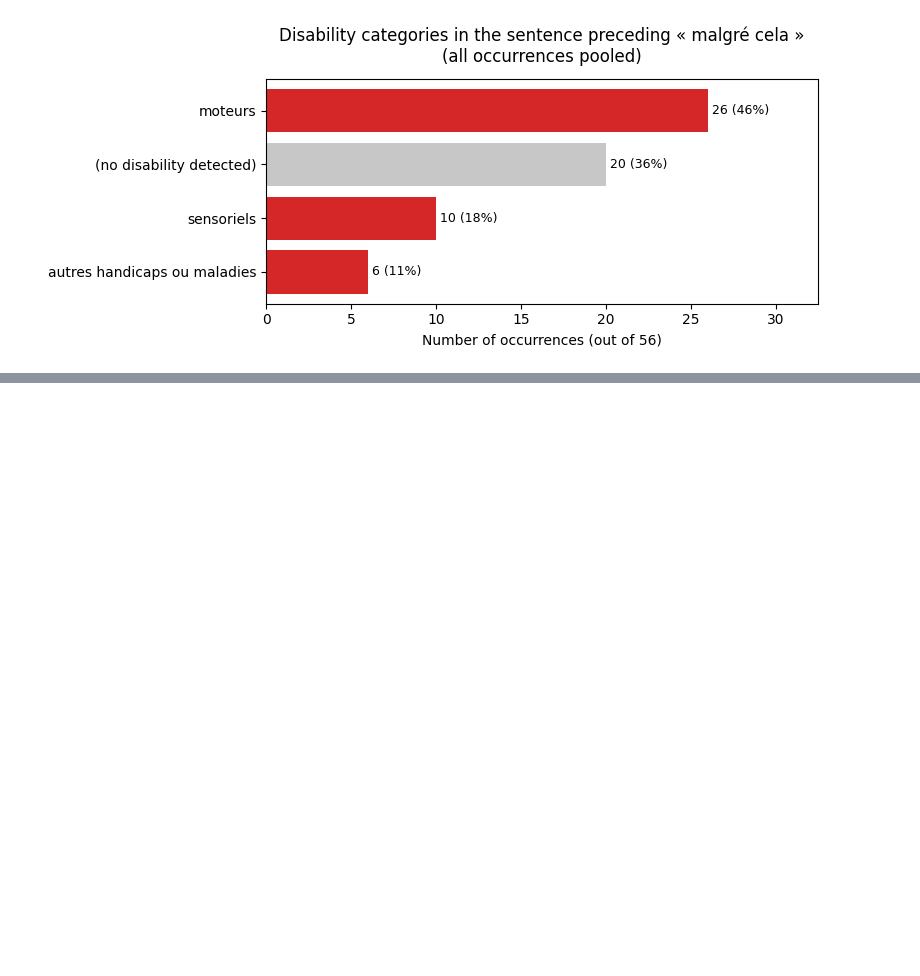
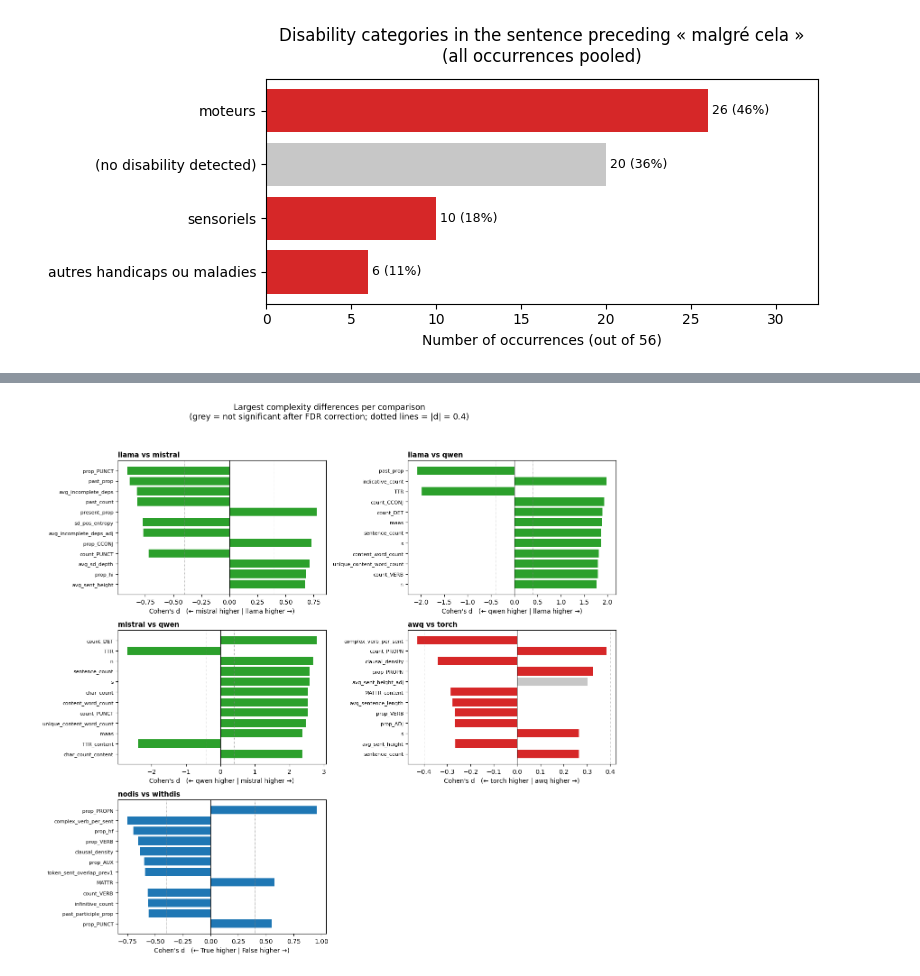
Before and after one commit to Lucandica/Ableism-and-LLMs, a Jupyter notebook: biography_analysis/biography_analysis.ipynb, the cells around one changed output, grey strips where cells are left out. Cells and saved outputs as stored; diff of their text form; code cells hidden in the pictures; blank space fills up the shorter version.

```diff
--- a/biography_analysis/biography_analysis.ipynb
+++ b/biography_analysis/biography_analysis.ipynb
@@ -469,0 +547,34 @@ with pd.option_context("display.max_colwidth", 120):
+# %%
+def plot_top_effects(df_stats, comparison, top_n=12, ax=None):
+    """Top-n features by |Cohen's d| for one comparison. Positive d = group_1 higher."""
+    sub = df_stats[df_stats["comparison"] == comparison]
+    top = sub.reindex(sub["cohen_d"].abs().sort_values(ascending=False).index).head(top_n)[::-1]
+    g1, g2 = sub["group_1"].iloc[0], sub["group_2"].iloc[0]
+
+    if ax is None:
+        fig, ax = plt.subplots(figsize=(7, 0.38 * top_n + 1.5))
+    colors = [GROUPVAR_COLOR[sub["grouping_var"].iloc[0]] if sig else "#c7c7c7"
+              for sig in top["reject_H0"]]
+    ax.barh(top["feature"], top["cohen_d"], color=colors)
+    ax.axvline(0, color="black", linewidth=0.8)
+    for v in (-0.4, 0.4):
+        ax.axvline(v, color="grey", linewidth=0.7, linestyle=":")
+    ax.set_xlabel(f"Cohen's d   (← {g2} higher | {g1} higher →)")
+    ax.set_title(comparison, fontsize=11, fontweight="bold", loc="left")
+    ax.tick_params(axis="y", labelsize=8)
+    return ax
+
+comparisons = df_stats["comparison"].unique()
+ncols = 2
+nrows = int(np.ceil(len(comparisons) / ncols))
+fig, axes = plt.subplots(nrows, ncols, figsize=(13, 4.2 * nrows))
+for ax, comp in zip(axes.flat, comparisons):
+    plot_top_effects(df_stats, comp, top_n=12, ax=ax)
+for ax in axes.flat[len(comparisons):]:
+    ax.axis("off")
+fig.suptitle("Largest complexity differences per comparison\n"
+             "(grey = not significant after FDR correction; dotted lines = |d| = 0.4)",
+             fontsize=13)
+save_show("complexity_top_effects.pdf", rect=[0, 0, 1, 0.95])
+# %% [output]
+[figure, added]
```
Also changed, not shown: parts of 22 cells of this notebook, 15 other files.
